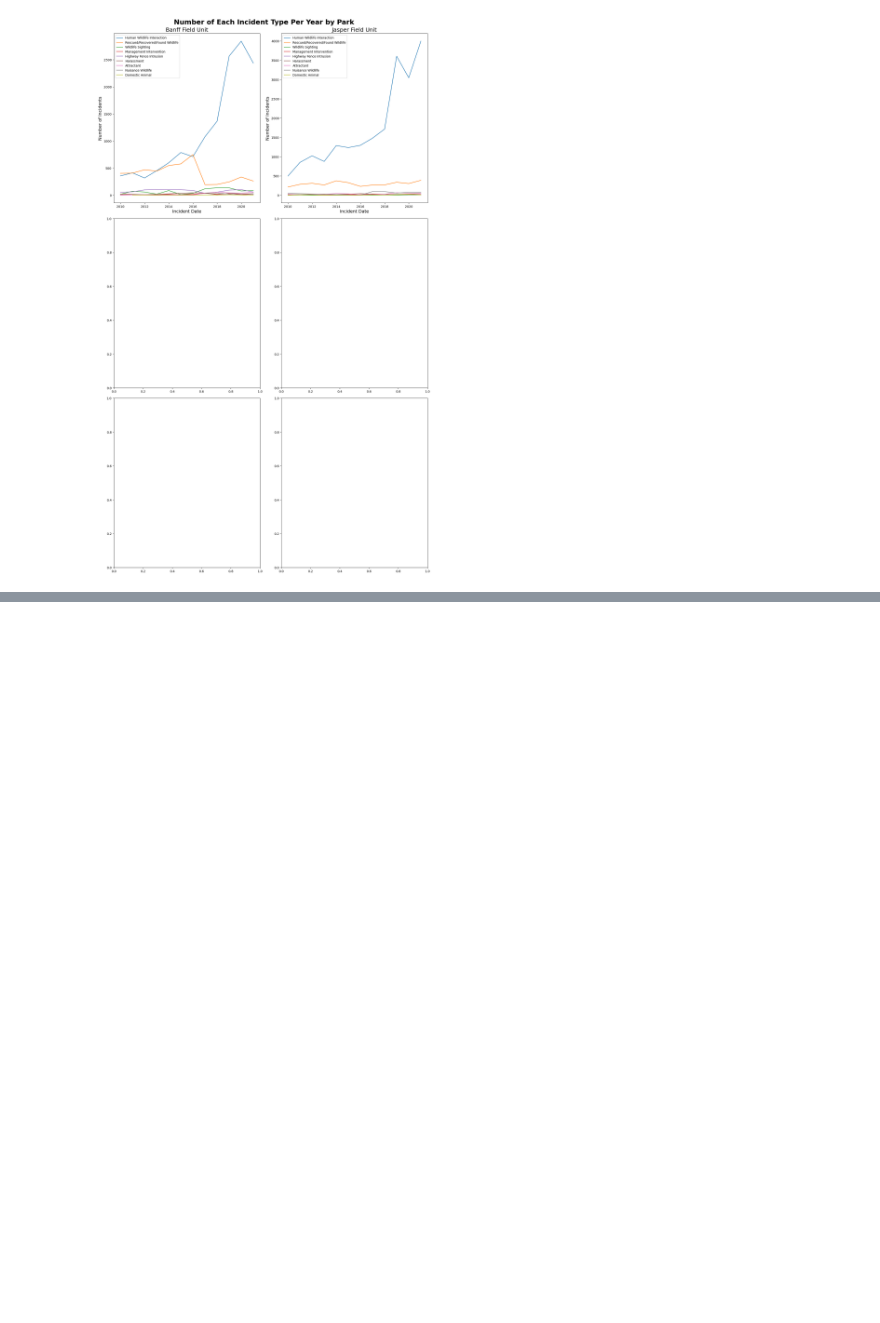
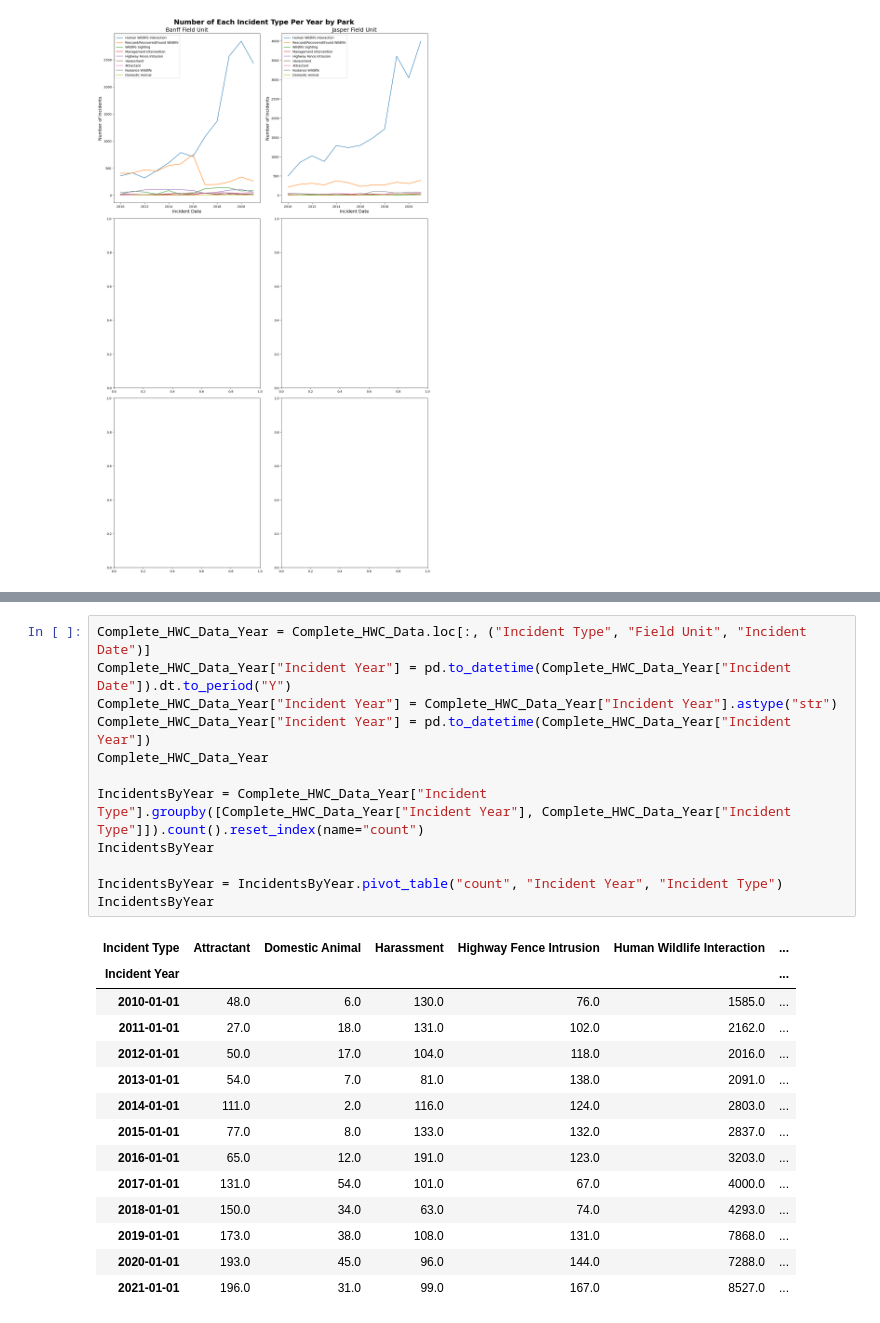
Before and after one commit to ebillard06/human-wildlife-coexistence-data-analysis, a Jupyter notebook: HWC Data - Time Series - Updated.ipynb, the cells around one changed output, grey strips where cells are left out. Cells and saved outputs as stored; diff of their text form; blank space fills up the shorter version.

```diff
--- a/HWC Data - Time Series - Updated.ipynb
+++ b/HWC Data - Time Series - Updated.ipynb
@@ -257,0 +314,27 @@ plt.show()
+# %%
+Complete_HWC_Data_Year = Complete_HWC_Data.loc[:, ("Incident Type", "Field Unit", "Incident Date")]
+Complete_HWC_Data_Year["Incident Year"] = pd.to_datetime(Complete_HWC_Data_Year["Incident Date"]).dt.to_period("Y")
+Complete_HWC_Data_Year["Incident Year"] = Complete_HWC_Data_Year["Incident Year"].astype("str")
+Complete_HWC_Data_Year["Incident Year"] = pd.to_datetime(Complete_HWC_Data_Year["Incident Year"])
+Complete_HWC_Data_Year
+
+IncidentsByYear = Complete_HWC_Data_Year["Incident Type"].groupby([Complete_HWC_Data_Year["Incident Year"], Complete_HWC_Data_Year["Incident Type"]]).count().reset_index(name="count")
+IncidentsByYear
+
+IncidentsByYear = IncidentsByYear.pivot_table("count", "Incident Year", "Incident Type")
+IncidentsByYear
+# %% [output]
+| Incident Type | Attractant | Domestic Animal | Harassment | Highway Fence Intrusion | Human Wildlife Interaction | ... |
+| Incident Year |  |  |  |  |  | ... |
+| 2010-01-01 | 48.0 | 6.0 | 130.0 | 76.0 | 1585.0 | ... |
+| 2011-01-01 | 27.0 | 18.0 | 131.0 | 102.0 | 2162.0 | ... |
+| 2012-01-01 | 50.0 | 17.0 | 104.0 | 118.0 | 2016.0 | ... |
+| 2013-01-01 | 54.0 | 7.0 | 81.0 | 138.0 | 2091.0 | ... |
+| 2014-01-01 | 111.0 | 2.0 | 116.0 | 124.0 | 2803.0 | ... |
+| 2015-01-01 | 77.0 | 8.0 | 133.0 | 132.0 | 2837.0 | ... |
+| 2016-01-01 | 65.0 | 12.0 | 191.0 | 123.0 | 3203.0 | ... |
+| 2017-01-01 | 131.0 | 54.0 | 101.0 | 67.0 | 4000.0 | ... |
+| 2018-01-01 | 150.0 | 34.0 | 63.0 | 74.0 | 4293.0 | ... |
+| 2019-01-01 | 173.0 | 38.0 | 108.0 | 131.0 | 7868.0 | ... |
+| 2020-01-01 | 193.0 | 45.0 | 96.0 | 144.0 | 7288.0 | ... |
+| 2021-01-01 | 196.0 | 31.0 | 99.0 | 167.0 | 8527.0 | ... |
```
Also changed, not shown: parts of 11 cells of this notebook, 3 other files.
